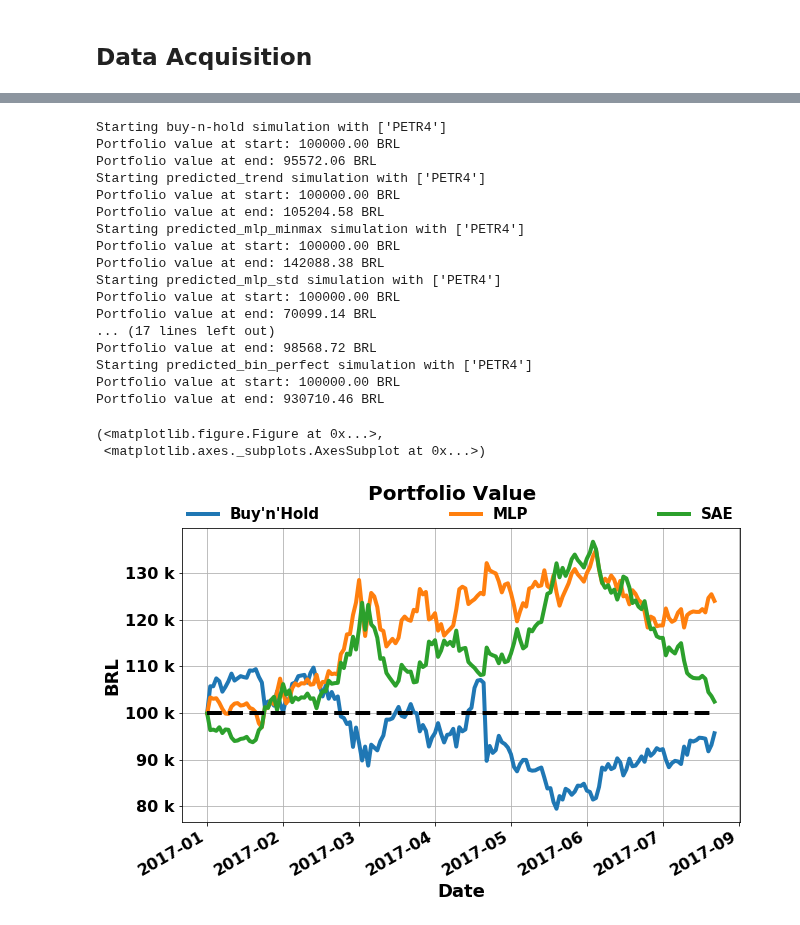
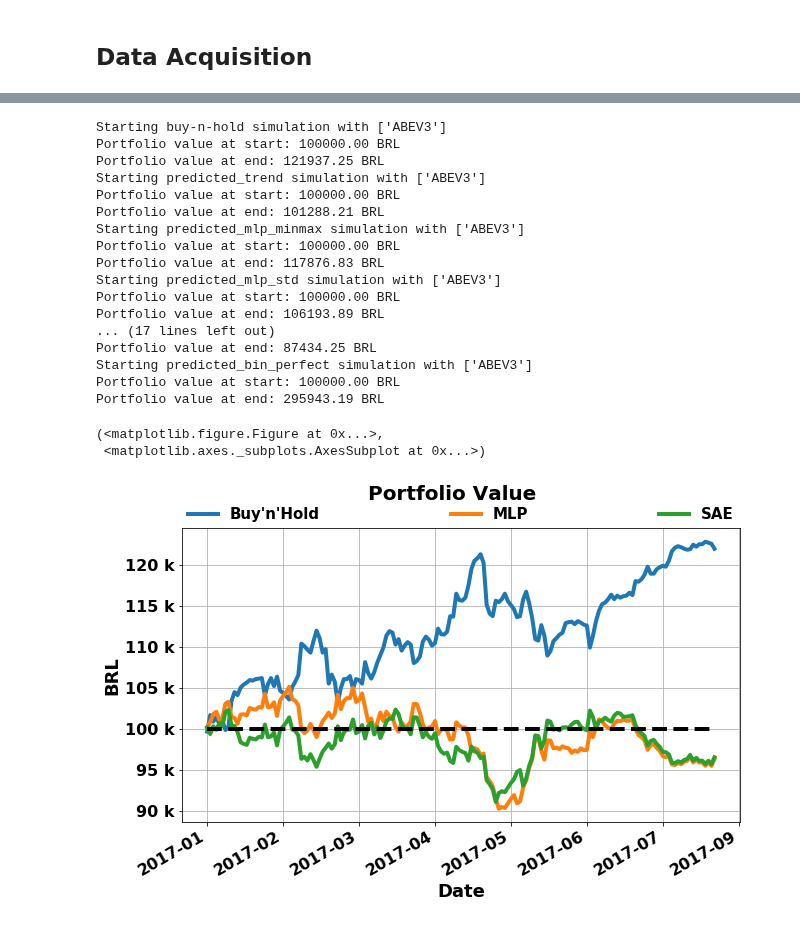
Before and after one commit to danilofrp/neural-stocks, a Jupyter notebook: notebooks/Backtesting/Backtesting2.ipynb, the cells around one changed output, grey strips where cells are left out. Saved outputs shown, nothing was run; the diff lists cells and outputs as text; code cells hidden in the pictures.

Commit message:
Backtest notebook updated

```diff
--- a/notebooks/Backtesting/Backtesting2.ipynb
+++ b/notebooks/Backtesting/Backtesting2.ipynb
@@ -834,7 +745,7 @@ initialFunds = 100000
 startDate = '2017'
 endDate = '2017'
 assetsToUse = [
-               #'ABEV3',
+               'ABEV3',
                #'BRFS3',
                #'BVMF3',
                #'CCRO3',
@@ -842,7 +753,7 @@ assetsToUse = [
                #'ITUB4',
                #'KROT3',
                #'LAME4',
-               'PETR4',
+               #'PETR4',
                #'SUZB5',
                #'USIM5',
                #'VALE5',
@@ -1032,54 +943,50 @@ bt.simulate(strategy = 'orders', start = startDate, end = endDate, initialFunds
                         },
             simulationName = 'predicted_bin_perfect', verbose = 0)
 
-#bt.simulate(strategy = 'predicted', start = startDate, end = endDate, initialFunds = initialFunds,
-#            predicted = {'PETR4': (df['PETR4_Close_predicted_MLP_mapminmax'] + df['PETR4_Close_trend'])/2},
-#            simulationName = 'predicted_mlp_test', verbose = 0)
-
 #bt.plotSimulations(simulations = ['buy-n-hold', 'predicted_trend', 'predicted_mlp_minmax', 'predicted_mlp_std', 'predicted_sae_minmax', 'predicted_sae_std'],
 #                   names = ['Buy\'n\'Hold', 'Trend', 'Trend + FFNN(mm)', 'Trend + FFNN(std)', 'Trend + SAE(mm)', 'Trend + SAE(std)'],
 #                   legendsize = 15, linewidth = 4.0, figsize = (10,6), linestyle = '-', legendncol = 2,
-#                   saveImg = False, saveDir = saveFigDir, saveName = 'backtest', saveFormat = 'pdf'
+#                   saveImg = False, saveDir = saveFigDir, saveName = 'backtest'
 #                  )
 
 #bt.plotSimulations(simulations = ['buy-n-hold', 'predicted_trend', 'predicted_mlp_minmax', 'predicted_sae_minmax'],
 #                   names = ['Buy\'n\'Hold', 'Trend', 'Trend + MLP', 'Trend + SAE'],
 #                   legendsize = 15, linewidth = 4.0, figsize = (10,6), linestyle = '-', legendncol = 2,
-#                   saveImg = True, saveDir = saveFigDir, saveName = assetsToUse[0], saveFormat = 'png'
+#                   saveImg = True, saveDir = saveFigDir, saveName = assetsToUse[0]
 #                  )
 
 #bt.plotSimulations(simulations = ['buy-n-hold', 'predicted_bin_mlp_minmax', 'predicted_bin_mlp_std', 'predicted_bin_sae_minmax', 'predicted_bin_sae_std'],
 #                   names = ['Buy\'n\'Hold', 'MLP Binary (mm)', 'MLP Binary (std)', 'SAE Binary (mm)', 'SAE Binary (std)'],
 #                   legendsize = 15, linewidth = 4.0, figsize = (10,6), linestyle = '-', legendncol = 2,
-#                   saveImg = False, saveDir = saveFigDir, saveName = assetsToUse[0] + '_bin', saveFormat = 'png'
+#                   saveImg = False, saveDir = saveFigDir, saveName = assetsToUse[0] + '_bin'
 #                  )
 
 bt.plotSimulations(simulations = ['buy-n-hold', 'predicted_bin_mlp_minmax', 'predicted_bin_sae_minmax'],
                    names = ['Buy\'n\'Hold', 'MLP', 'SAE'],
                    legendsize = 15, linewidth = 4.0, figsize = (10,6), linestyle = '-', legendncol = 3,
-                   saveImg = True, saveDir = saveFigDir, saveName = assetsToUse[0] + '_bin', saveFormat = 'png'
+                   saveImg = True, saveDir = saveFigDir, saveName = assetsToUse[0] + '_bin'
                   )
 # %% [output]
-Starting buy-n-hold simulation with ['PETR4']
+Starting buy-n-hold simulation with ['ABEV3']
 Portfolio value at start: 100000.00 BRL
-Portfolio value at end: 95572.06 BRL
-Starting predicted_trend simulation with ['PETR4']
+Portfolio value at end: 121937.25 BRL
+Starting predicted_trend simulation with ['ABEV3']
 Portfolio value at start: 100000.00 BRL
-Portfolio value at end: 105204.58 BRL
-Starting predicted_mlp_minmax simulation with ['PETR4']
+Portfolio value at end: 101288.21 BRL
+Starting predicted_mlp_minmax simulation with ['ABEV3']
 Portfolio value at start: 100000.00 BRL
-Portfolio value at end: 142088.38 BRL
-Starting predicted_mlp_std simulation with ['PETR4']
+Portfolio value at end: 117876.83 BRL
+Starting predicted_mlp_std simulation with ['ABEV3']
 Portfolio value at start: 100000.00 BRL
-Portfolio value at end: 70099.14 BRL
+Portfolio value at end: 106193.89 BRL
 ... (17 lines left out)
-Portfolio value at end: 98568.72 BRL
-Starting predicted_bin_perfect simulation with ['PETR4']
+Portfolio value at end: 87434.25 BRL
+Starting predicted_bin_perfect simulation with ['ABEV3']
 Portfolio value at start: 100000.00 BRL
-Portfolio value at end: 930710.46 BRL
+Portfolio value at end: 295943.19 BRL
 (<matplotlib.figure.Figure at 0x...>,
  <matplotlib.axes._subplots.AxesSubplot at 0x...>)
-[figure, old version]
+[figure, new version]
 # %%
 print('-------------------------------------------')
 print('Buy\'n\'Hold   final value:      {:.2f}'.format(bt.history['buy-n-hold']['portfolioValue'][-1]))
```
Also changed, not shown: parts of 11 cells of this notebook.
